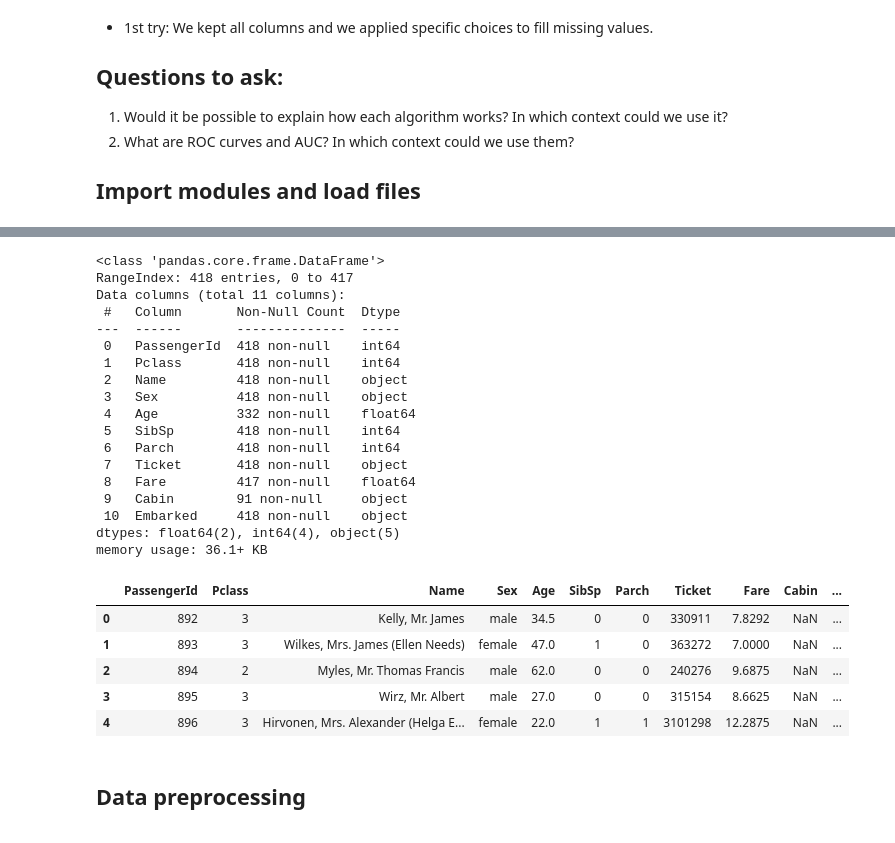
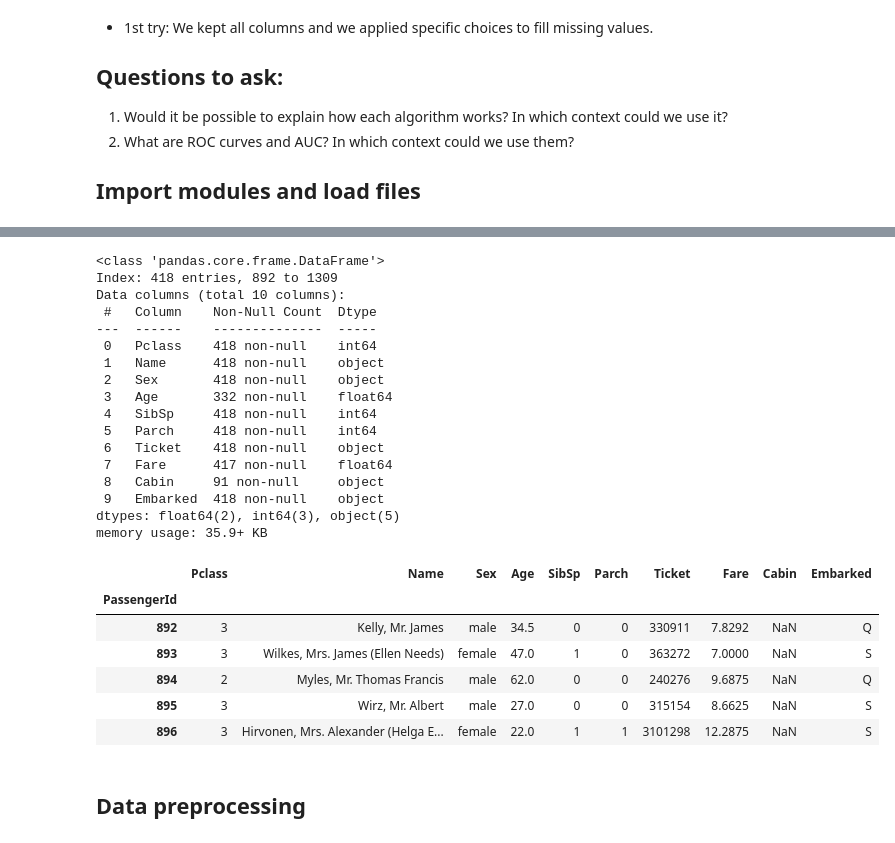
Before and after one commit to chloea31/machine_learning, a Jupyter notebook: notebooks/titanic.ipynb, the cells around one changed output, grey strips where cells are left out. Cells and saved outputs as stored; diff of their text form; code cells hidden in the pictures.

```diff
--- a/notebooks/titanic.ipynb
+++ b/notebooks/titanic.ipynb
@@ -153,32 +169,32 @@ memory usage: 83.7+ KB
 # %%
-test = pd.read_csv("../data/raw/titanic/test.csv") # dataset used by Kaggle to evaluate our model performance egal to everyone
+test = pd.read_csv("../data/raw/titanic/test.csv", index_col = 0) # dataset used by Kaggle to evaluate our model performance egal to everyone
 test.info()
 test.head()
 # %% [output]
 <class 'pandas.core.frame.DataFrame'>
-RangeIndex: 418 entries, 0 to 417
-Data columns (total 11 columns):
- #   Column       Non-Null Count  Dtype
----  ------       --------------  -----
- 0   PassengerId  418 non-null    int64
- 1   Pclass       418 non-null    int64
- 2   Name         418 non-null    object
- 3   Sex          418 non-null    object
- 4   Age          332 non-null    float64
- 5   SibSp        418 non-null    int64
- 6   Parch        418 non-null    int64
- 7   Ticket       418 non-null    object
- 8   Fare         417 non-null    float64
- 9   Cabin        91 non-null     object
- 10  Embarked     418 non-null    object
-dtypes: float64(2), int64(4), object(5)
-memory usage: 36.1+ KB
+Index: 418 entries, 892 to 1309
+Data columns (total 10 columns):
+ #   Column    Non-Null Count  Dtype
+---  ------    --------------  -----
+ 0   Pclass    418 non-null    int64
+ 1   Name      418 non-null    object
+ 2   Sex       418 non-null    object
+ 3   Age       332 non-null    float64
+ 4   SibSp     418 non-null    int64
+ 5   Parch     418 non-null    int64
+ 6   Ticket    418 non-null    object
+ 7   Fare      417 non-null    float64
+ 8   Cabin     91 non-null     object
+ 9   Embarked  418 non-null    object
+dtypes: float64(2), int64(3), object(5)
+memory usage: 35.9+ KB
-|  | PassengerId | Pclass | Name | Sex | Age | SibSp | Parch | Ticket | Fare | Cabin | ... |
-| 0 | 892 | 3 | Kelly, Mr. James | male | 34.5 | 0 | 0 | 330911 | 7.8292 | NaN | ... |
-| 1 | 893 | 3 | Wilkes, Mrs. James (Ellen Needs) | female | 47.0 | 1 | 0 | 363272 | 7.0000 | NaN | ... |
-| 2 | 894 | 2 | Myles, Mr. Thomas Francis | male | 62.0 | 0 | 0 | 240276 | 9.6875 | NaN | ... |
-| 3 | 895 | 3 | Wirz, Mr. Albert | male | 27.0 | 0 | 0 | 315154 | 8.6625 | NaN | ... |
-| 4 | 896 | 3 | Hirvonen, Mrs. Alexander (Helga E... | female | 22.0 | 1 | 1 | 3101298 | 12.2875 | NaN | ... |
+|  | Pclass | Name | Sex | Age | SibSp | Parch | Ticket | Fare | Cabin | Embarked |
+| PassengerId |  |  |  |  |  |  |  |  |  |  |
+| 892 | 3 | Kelly, Mr. James | male | 34.5 | 0 | 0 | 330911 | 7.8292 | NaN | Q |
+| 893 | 3 | Wilkes, Mrs. James (Ellen Needs) | female | 47.0 | 1 | 0 | 363272 | 7.0000 | NaN | S |
+| 894 | 2 | Myles, Mr. Thomas Francis | male | 62.0 | 0 | 0 | 240276 | 9.6875 | NaN | Q |
+| 895 | 3 | Wirz, Mr. Albert | male | 27.0 | 0 | 0 | 315154 | 8.6625 | NaN | S |
+| 896 | 3 | Hirvonen, Mrs. Alexander (Helga E... | female | 22.0 | 1 | 1 | 3101298 | 12.2875 | NaN | S |
 # %%
 train["Sex"].unique()
 # %%
```
Also changed, not shown: parts of 43 cells of this notebook.
